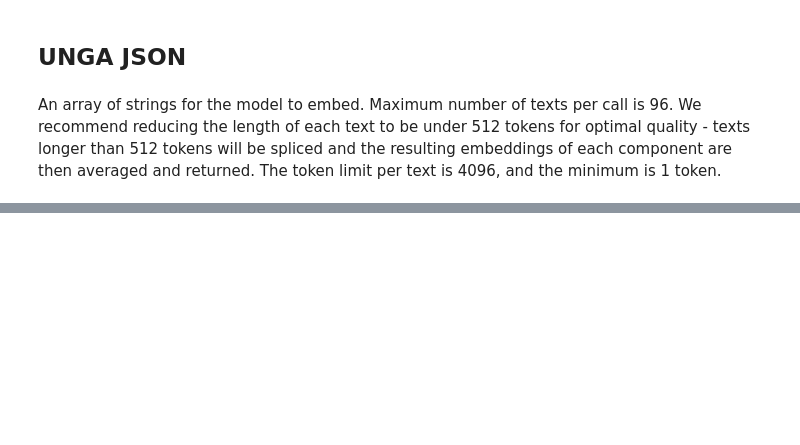
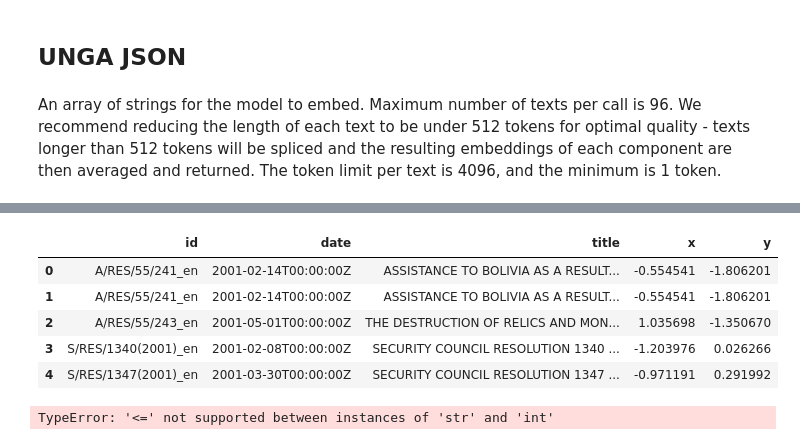
Before and after one commit to ashley-ferreira/SheHacks_7, a Jupyter notebook: unga_json.ipynb, the cells around one changed output, grey strips where cells are left out. Cells and saved outputs as stored; diff of their text form; code cells hidden in the pictures; blank space fills up the shorter version.

```diff
--- a/unga_json.ipynb
+++ b/unga_json.ipynb
@@ -55,0 +103,13 @@ f.close()
+# %%
+# save just x,y as df csv with rest of info
+# (add proposed country?)
+df = pd.DataFrame(list(zip(id_lst, date_lst, title_lst, x, y)),
+               columns =['id', 'date', 'title', 'x', 'y'])
+df.head(5)
+# %% [output]
+|  | id | date | title | x | y |
+| 0 | A/RES/55/241_en | 2001-02-14T00:00:00Z | ASSISTANCE TO BOLIVIA AS A RESULT... | -0.554541 | -1.806201 |
+| 1 | A/RES/55/241_en | 2001-02-14T00:00:00Z | ASSISTANCE TO BOLIVIA AS A RESULT... | -0.554541 | -1.806201 |
+| 2 | A/RES/55/243_en | 2001-05-01T00:00:00Z | THE DESTRUCTION OF RELICS AND MON... | 1.035698 | -1.350670 |
+| 3 | S/RES/1340(2001)_en | 2001-02-08T00:00:00Z | SECURITY COUNCIL RESOLUTION 1340 ... | -1.203976 | 0.026266 |
+| 4 | S/RES/1347(2001)_en | 2001-03-30T00:00:00Z | SECURITY COUNCIL RESOLUTION 1347 ... | -0.971191 | 0.291992 |
@@ -55,0 +120,7 @@ f.close()
+# %%
+# k means clustering
+X = response.embeddings
+kmeans = KMeans(n_clusters=2, random_state=0, n_init="auto").fit(X)
+print(kmeans)
+# %% [output]
+TypeError: '<=' not supported between instances of 'str' and 'int'
```
Also changed, not shown: parts of 12 cells of this notebook, 1 other file.
